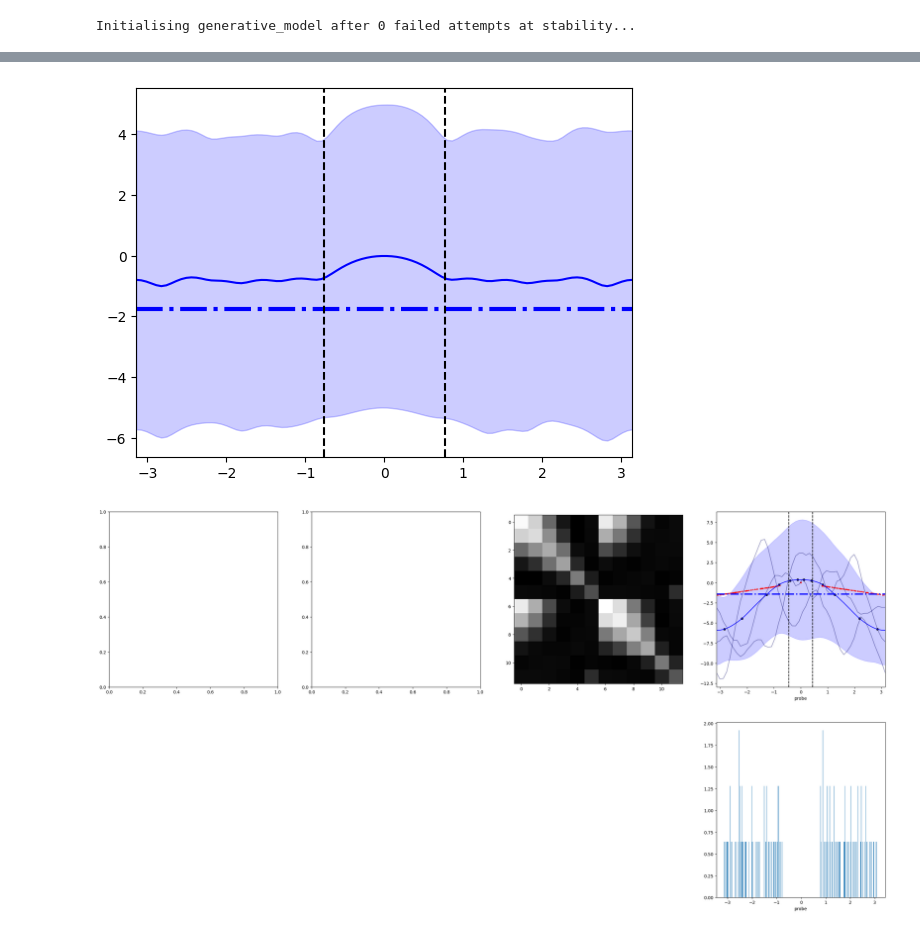
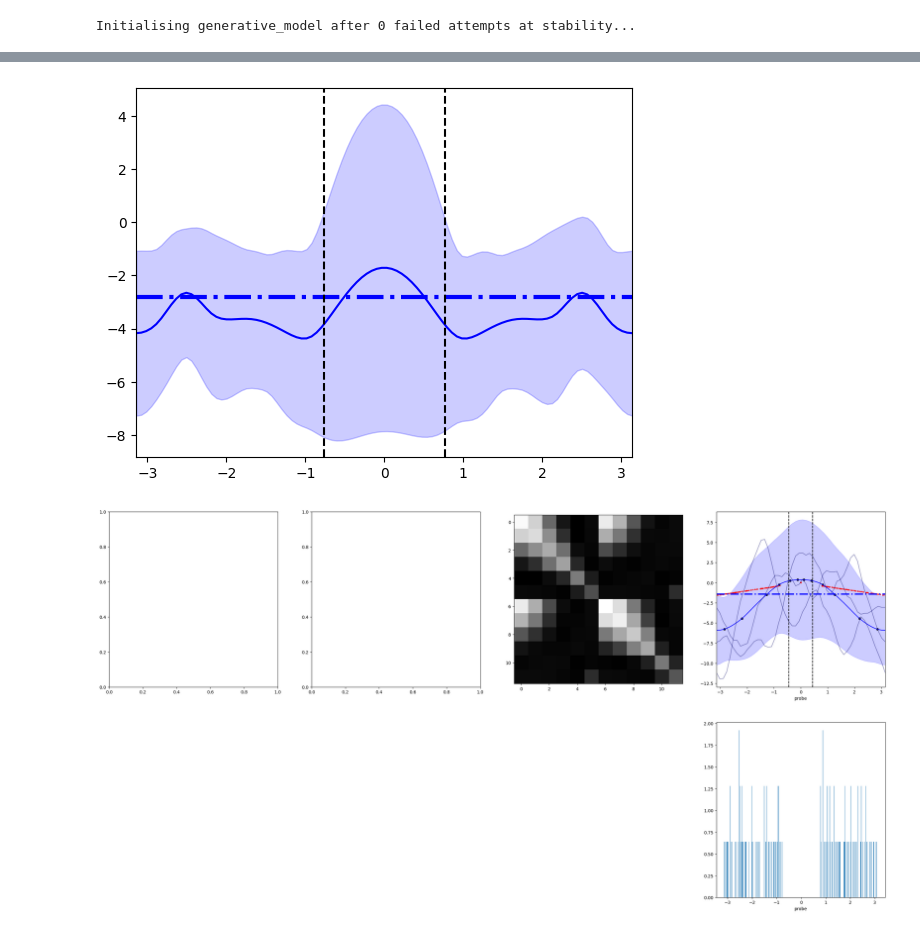
Before and after one commit to puria-radmard/behaviour_ddpm, a Jupyter notebook: swap_diffusion_analysis.ipynb, the cells around one changed output, grey strips where cells are left out. Saved outputs shown, nothing was run; the diff lists cells and outputs as text; code cells hidden in the pictures.

```diff
--- a/swap_diffusion_analysis.ipynb
+++ b/swap_diffusion_analysis.ipynb
@@ -49,12 +49,14 @@ def replace_nullspace_activity_partway_through_generation(diffusion_model, netwo
 # %% [markdown]
 ### Network trained without stimulus does!
 # %%
-run_name = 'run_b2_probe_cued_with_probe_flat_swap_fewer_variable_delay_0'
-# run_name = 'run_b3_probe_cued_with_probe_cyclical_swap_fewer_variable_delay_0'
+run_name = 'run_e2_probe_cued_factorised_palimpsest_rnn_baseline_long_diff_and_del_0'
+# run_name = 'run_e3_probe_cued_factorised_palimpsest_no_swap_long_diff_and_del_0'
+# run_name = 'run_e5_probe_cued_factorised_palimpsest_cyclical_swap_0'
+# run_name = 'run_e4_probe_cued_factorised_palimpsest_flat_swap_0'
 
 device = 'cuda'
-_, task, ddpm_model, _ = generate_model_and_task_from_args_path_multiepoch(f'/homes/pr450/repos/research_projects/sampling_ddpm/results_link_sampler/ddpm_further_20250120/{run_name}/args.yaml', device)
-ddpm_model.load_state_dict(torch.load(f'/homes/pr450/repos/research_projects/sampling_ddpm/results_link_sampler/ddpm_further_20250120/{run_name}/state.mdl'))
+_, task, ddpm_model, _ = generate_model_and_task_from_args_path_multiepoch(f'/homes/pr450/repos/research_projects/sampling_ddpm/results_link_sampler/ddpm_conjuctions_investigation_20250317/{run_name}/args.yaml', device)
+ddpm_model.load_state_dict(torch.load(f'/homes/pr450/repos/research_projects/sampling_ddpm/results_link_sampler/ddpm_conjuctions_investigation_20250317/{run_name}/state.mdl'))
 # %% [output]
 <All keys matched successfully>
 # %%
@@ -209,7 +210,7 @@ all_llh = []
 infinite_data_mode = True
 
 
-for i in tqdm(range(600)):
+for i in tqdm(range(6000)):
 
     if infinite_data_mode or i == 0:
 
@@ -288,35 +299,37 @@ inference_info = swap_model.inference_on_grid(set_size=2, grid_count=100)
 one_dimensional_grid = inference_info['one_dimensional_grid']
 all_grid_points = inference_info['all_grid_points']
 mean_surface = inference_info['mean_surface']
 std_surface = inference_info['std_surface']
 function_samples_on_grid = inference_info['function_samples_on_grid']
 
 q = 0
 qth_mean_surface = mean_surface[q]
 qth_lower_surface, qth_upper_surface = qth_mean_surface - 2 * std_surface[q], qth_mean_surface + 2 * std_surface[q]
 
 display_pi_u_tilde = swap_model.generative_model.swap_function.pi_u_tilde_holder['2'].pi_tilde.detach().cpu()
 
 surface_color = 'blue'
 
 fig, axes = plt.subplots(1)
 
 axes.plot(one_dimensional_grid, qth_mean_surface, color = 'blue')[0].get_color()
 axes.fill_between(one_dimensional_grid, qth_lower_surface, qth_upper_surface, color = surface_color, alpha = 0.2)
 axes.plot([-torch.pi, torch.pi], [display_pi_u_tilde[q].item(), display_pi_u_tilde[q].item()], surface_color, linestyle= '-.', linewidth = 3)
 
 y_bot, y_top = axes.get_ylim()
 sep = torch.pi/4.1
 axes.plot([sep, sep], [y_bot, y_top], color = 'black', linestyle = '--')
 axes.plot([-sep, -sep], [y_bot, y_top], color = 'black', linestyle = '--')
 axes.set_ylim(y_bot, y_top)
 axes.set_xlim(-torch.pi, torch.pi)
 
 if 'cyclical' in run_name:
-    true_swap_func = -0.5 * (deltas_batch.square() / (1.0 + 2e-5))
+    cued_probe_sq_distance = rectify_angles(deltas_batch).square()
+
+    true_swap_func = -0.5 * (deltas_batch.square() / (2.0 + 2e-5))
     axes.scatter(deltas_batch[0].flatten(), true_swap_func.flatten(), color = 'red', alpha = 0.4, s = 5)
 # %% [output]
-[figure, old version]
+[figure, new version]
 # %%
 display_pi_u_tilde = swap_model.generative_model.swap_function.pi_u_tilde_holder['2'].pi_tilde.detach().cpu()
 display_pi_1_tilde = display_pi_u_tilde * np.nan
```
Also changed, not shown: parts of 2 cells of this notebook, 57 other files.
